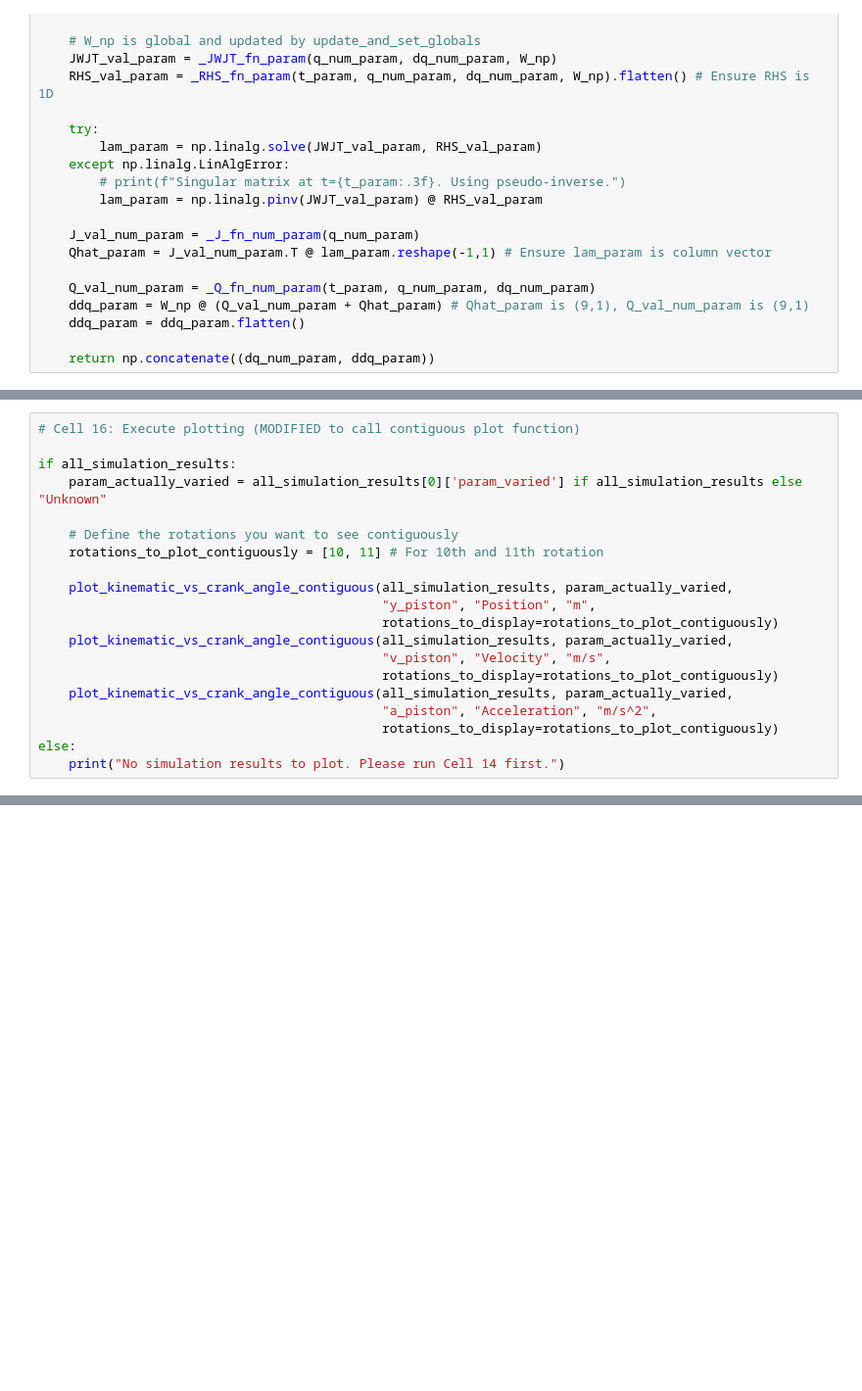
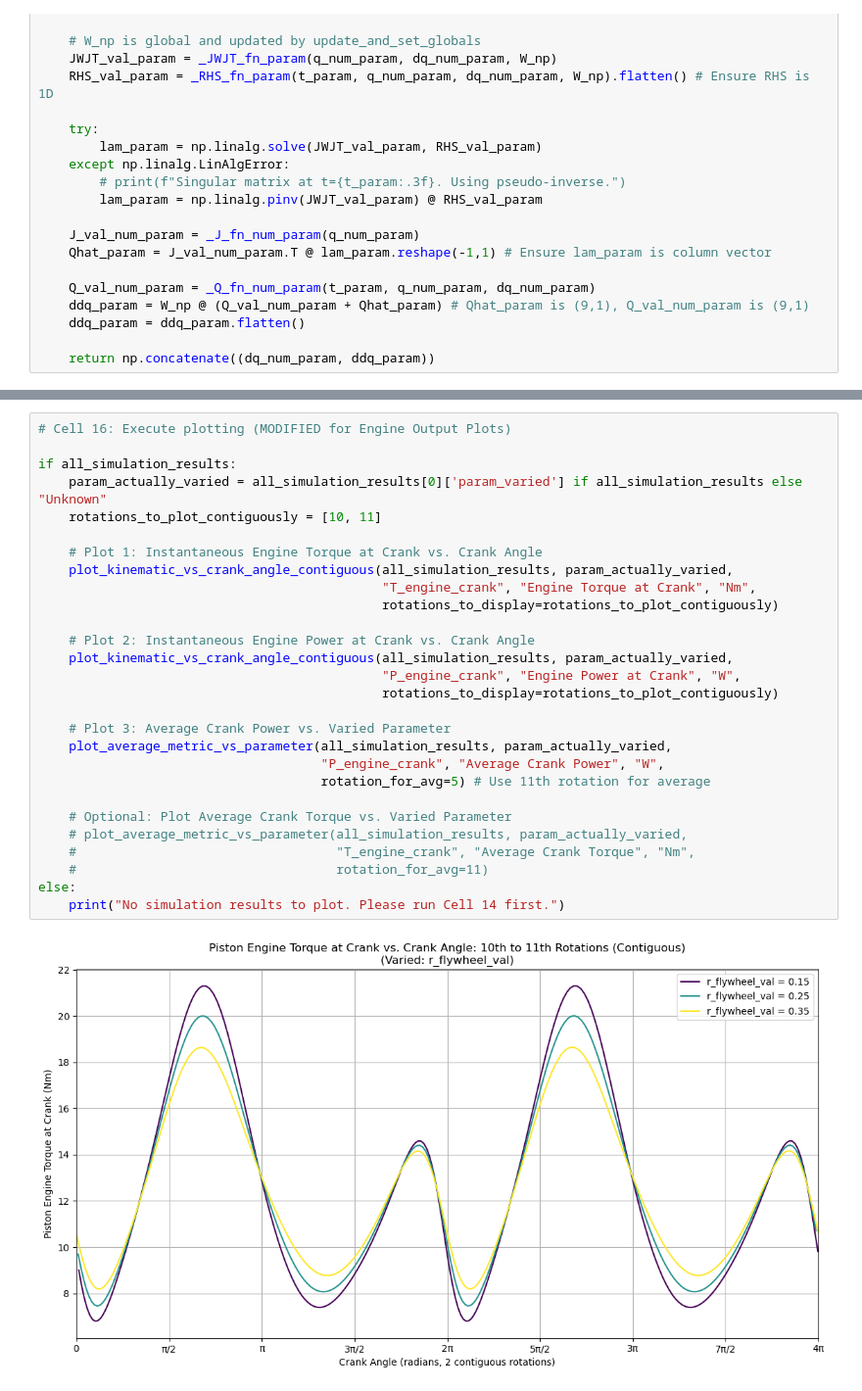
Before and after one commit to hierino/Piston-Code, a Jupyter notebook: PistonSystemReferenceSol.ipynb, the cells around one changed output, grey strips where cells are left out. Shown: that part at 98% size. Drawn from its saved outputs; the diff is of its cells as text; blank space fills up the shorter version.

Commit message:
Better Plotting Metrics

```diff
--- a/PistonSystemReferenceSol.ipynb
+++ b/PistonSystemReferenceSol.ipynb
@@ -991,20 +1117,0 @@ def plot_kinematic_vs_crank_angle_contiguous(results_list, varied_param_name,
-# %%
-# Cell 16: Execute plotting (MODIFIED to call contiguous plot function)
-
-if all_simulation_results:
-    param_actually_varied = all_simulation_results[0]['param_varied'] if all_simulation_results else "Unknown"
-
-    # Define the rotations you want to see contiguously
-    rotations_to_plot_contiguously = [10, 11] # For 10th and 11th rotation
-
-    plot_kinematic_vs_crank_angle_contiguous(all_simulation_results, param_actually_varied,
-                                             "y_piston", "Position", "m",
-                                             rotations_to_display=rotations_to_plot_contiguously)
-    plot_kinematic_vs_crank_angle_contiguous(all_simulation_results, param_actually_varied,
-                                             "v_piston", "Velocity", "m/s",
-                                             rotations_to_display=rotations_to_plot_contiguously)
-    plot_kinematic_vs_crank_angle_contiguous(all_simulation_results, param_actually_varied,
-                                             "a_piston", "Acceleration", "m/s^2",
-                                             rotations_to_display=rotations_to_plot_contiguously)
-else:
-    print("No simulation results to plot. Please run Cell 14 first.")
@@ -1017,0 +1118,30 @@ else:
+# %%
+# Cell 16: Execute plotting (MODIFIED for Engine Output Plots)
+
+if all_simulation_results:
+    param_actually_varied = all_simulation_results[0]['param_varied'] if all_simulation_results else "Unknown"
+    rotations_to_plot_contiguously = [10, 11]
+
+    # Plot 1: Instantaneous Engine Torque at Crank vs. Crank Angle
+    plot_kinematic_vs_crank_angle_contiguous(all_simulation_results, param_actually_varied,
+                                             "T_engine_crank", "Engine Torque at Crank", "Nm",
+                                             rotations_to_display=rotations_to_plot_contiguously)
+
+    # Plot 2: Instantaneous Engine Power at Crank vs. Crank Angle
+    plot_kinematic_vs_crank_angle_contiguous(all_simulation_results, param_actually_varied,
+                                             "P_engine_crank", "Engine Power at Crank", "W",
+                                             rotations_to_display=rotations_to_plot_contiguously)
+
+    # Plot 3: Average Crank Power vs. Varied Parameter
+    plot_average_metric_vs_parameter(all_simulation_results, param_actually_varied,
+                                     "P_engine_crank", "Average Crank Power", "W",
+                                     rotation_for_avg=5) # Use 11th rotation for average
+
+    # Optional: Plot Average Crank Torque vs. Varied Parameter
+    # plot_average_metric_vs_parameter(all_simulation_results, param_actually_varied,
+    #                                  "T_engine_crank", "Average Crank Torque", "Nm",
+    #                                  rotation_for_avg=11)
+else:
+    print("No simulation results to plot. Please run Cell 14 first.")
+# %% [output]
+[figure, added]
```
Also changed, not shown: parts of 7 cells of this notebook.
